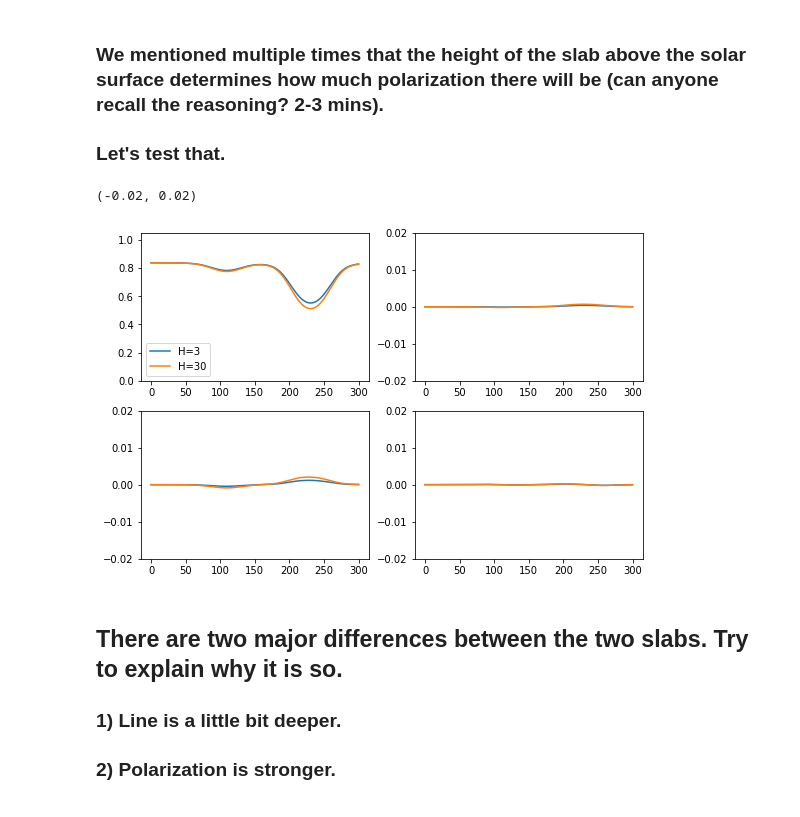
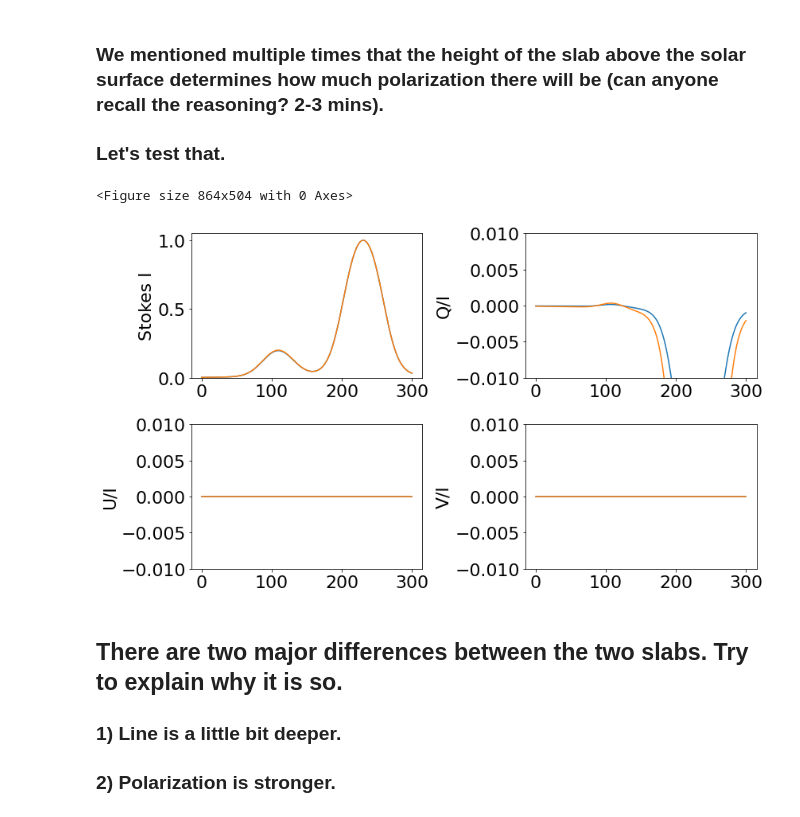
Before and after one commit to ivanzmilic/SP2022, a Jupyter notebook: Hazel2_forward.ipynb, the cells around one changed output. Cells and saved outputs as stored; diff of their text form; code cells hidden in the pictures.

```diff
--- a/Hazel2_forward.ipynb
+++ b/Hazel2_forward.ipynb
@@ -123,46 +191,52 @@ plt.ylim([-0.01,0.01])
 # %%
 del(mod)
 tau = 1.0
 mod = hazel.Model(working_mode='synthesis')
 mod.add_spectral({'Name': 'spec1', 'Wavelength': [10828, 10831, 301], 'topology': 'ch1',
-    'LOS': [60.0,0.0,0.0], 'Boundary condition': [1.0,0.0,0.0,0.0]})
+    'LOS': [90.0,0.0,0.0], 'Boundary condition': [0.0,0.0,0.0,0.0]})
 mod.add_chromosphere({'Name': 'ch1', 'Spectral region': 'spec1', 'Height': 3.0, 'Line': '10830', 'Wavelength': [10826, 10833]})
 mod.setup()
 mod.atmospheres['ch1'].set_parameters([Bx,By,Bz,tau,vlos,vth,1.0,a],1.0)
 mod.synthesize()
-spec1 = np.copy(mod.spectrum['spec1'].stokes)
+stokes1 = np.copy(mod.spectrum['spec1'].stokes)
 del(mod)
 
 mod = hazel.Model(working_mode='synthesis')
 mod.add_spectral({'Name': 'spec1', 'Wavelength': [10828, 10831, 301], 'topology': 'ch1',
-    'LOS': [60.0,0.0,0.0], 'Boundary condition': [1.0,0.0,0.0,0.0]})
+    'LOS': [90.0,0.0,0.0], 'Boundary condition': [0.0,0.0,0.0,0.0]})
 mod.add_chromosphere({'Name': 'ch1', 'Spectral region': 'spec1', 'Height': 30.0, 'Line': '10830', 'Wavelength': [10826, 10833]})
 mod.setup()
 mod.atmospheres['ch1'].set_parameters([Bx,By,Bz,tau,vlos,vth,1.0,a],1.0)
 mod.synthesize()
-spec2 = np.copy(mod.spectrum['spec1'].stokes)
+stokes2 = np.copy(mod.spectrum['spec1'].stokes)
 
-plt.figure(figsize=[9,6])
+plt.figure(figsize=[12,7])
+
+plt.figure(figsize=[12,7])
 plt.subplot(221)
-plt.plot(spec1[0],label='H=3')
-plt.plot(spec2[0],label='H=30')
-plt.legend()
+plt.plot(stokes1[0,:])
+plt.plot(stokes2[0,:])
 plt.ylim([0,1.05])
+plt.ylabel("Stokes I")
 plt.subplot(222)
-plt.plot(spec1[1])
-plt.plot(spec2[1])
-plt.ylim([-0.02,0.02])
+plt.plot(stokes1[1,:])
+plt.plot(stokes2[1,:])
+plt.ylim([-0.01,0.01])
+plt.ylabel("Q/I")
 plt.subplot(223)
-plt.plot(spec1[2])
-plt.plot(spec2[2])
-plt.ylim([-0.02,0.02])
+plt.plot(stokes1[2,:])
+plt.plot(stokes2[2,:])
+plt.ylabel("U/I")
+plt.ylim([-0.01,0.01])
 plt.subplot(224)
-plt.plot(spec1[3])
-plt.plot(spec2[3])
-plt.ylim([-0.02,0.02])
+plt.plot(stokes1[3,:])
+plt.plot(stokes2[3,:])
+plt.ylabel("V/I")
+plt.ylim([-0.01,0.01])
+plt.tight_layout()
 # %% [output]
-(-0.02, 0.02)
+<Figure size 864x504 with 0 Axes>
-[figure, old version]
+[figure, new version]
 # %% [markdown]
 ## There are two major differences between the two slabs. Try to explain why it is so.
 
```
Also changed, not shown: parts of 9 cells of this notebook.
